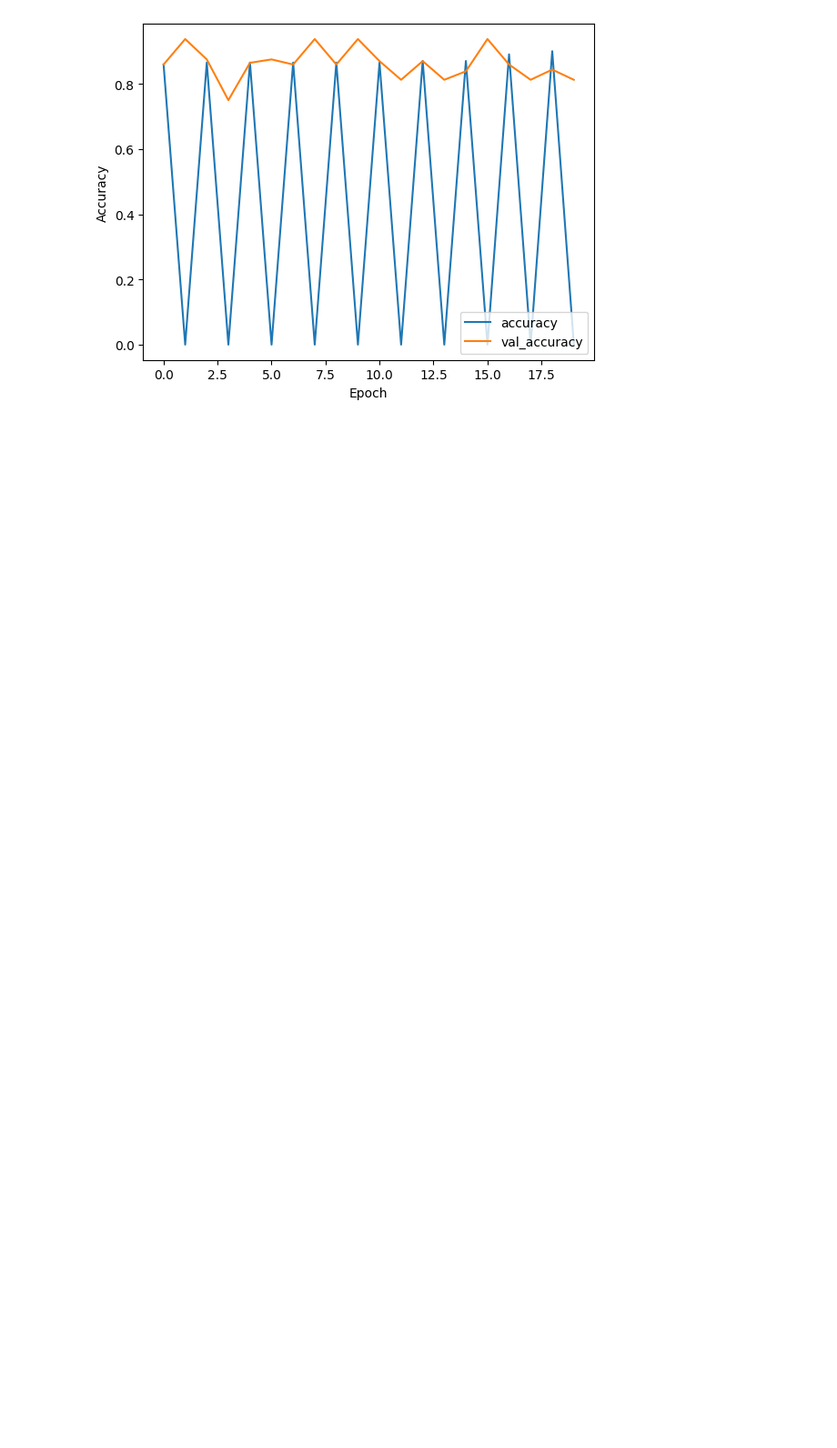
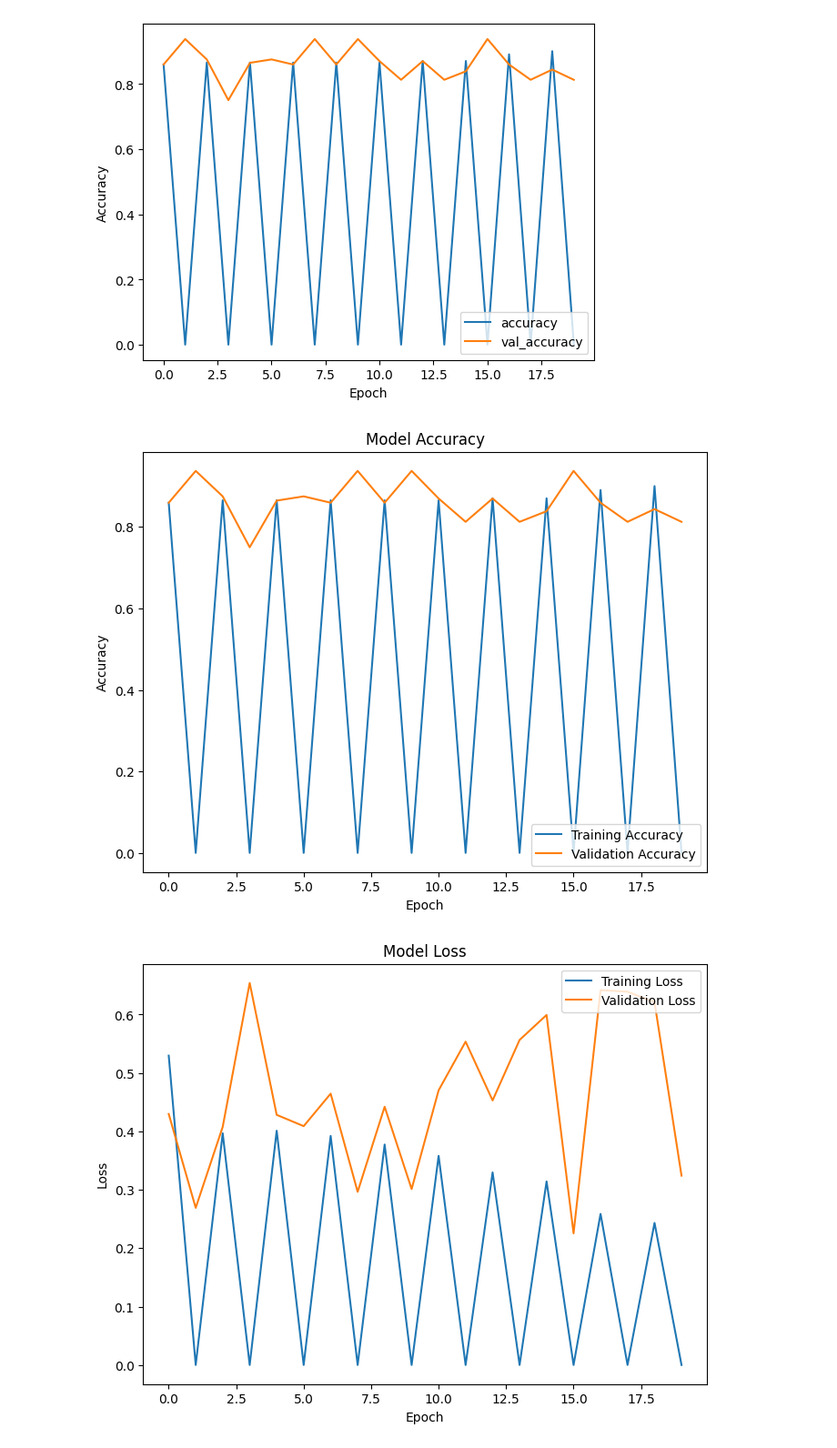
Before and after one commit to Ankitkumar1015/Gender-recognition, a Jupyter notebook: gender.ipynb, the cells around one changed output. Shown: that part at 91% size. Cells and saved outputs as stored; diff of their text form; code cells hidden in the pictures; blank space fills up the shorter version.

```diff
--- a/gender.ipynb
+++ b/gender.ipynb
@@ -116,3 +116,31 @@ plt.legend(loc='lower right')
 plt.show()
 # %% [output]
 [figure]
+# %%
+# Plot training & validation accuracy values
+plt.figure(figsize=(8, 6))
+plt.plot(history.history['accuracy'], label='Training Accuracy')
+plt.plot(history.history['val_accuracy'], label='Validation Accuracy')
+plt.title('Model Accuracy')
+plt.xlabel('Epoch')
+plt.ylabel('Accuracy')
+plt.legend(loc='lower right')
+plt.show()
+
+# Plot training & validation loss values
+plt.figure(figsize=(8, 6))
+plt.plot(history.history['loss'], label='Training Loss')
+plt.plot(history.history['val_loss'], label='Validation Loss')
+plt.title('Model Loss')
+plt.xlabel('Epoch')
+plt.ylabel('Loss')
+plt.legend(loc='upper right')
+plt.show()
+
+# Evaluate the model on the validation data
+loss, accuracy = model.evaluate(validation_generator)
+print(f'Validation Loss: {loss}')
+print(f'Validation Accuracy: {accuracy}')
+# %% [output]
+[figure, added]
+[figure, added]
```
Also changed, not shown: parts of 2 cells of this notebook.
